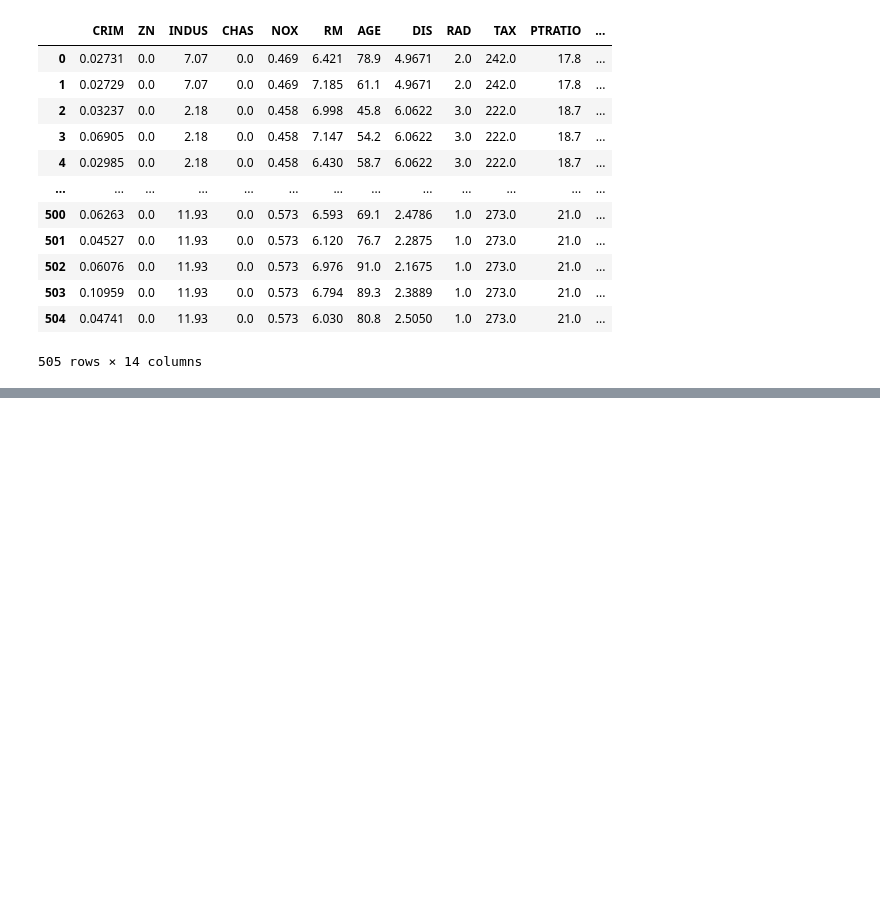
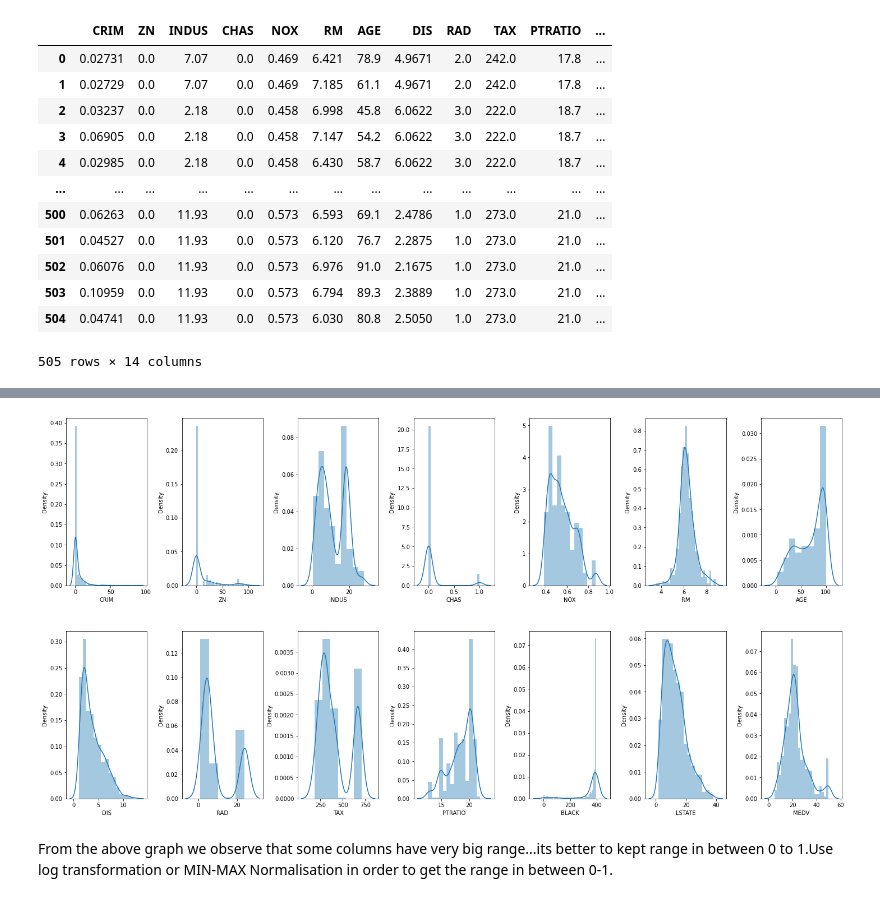
Before and after one commit to farhanraza200001/Boston-house-price-production-Analysis-Regression-, a Jupyter notebook: Assignment_of_linear_reg_on_house_boston_dataset_Linear_Regression.ipynb, the cells around one changed output, grey strips where cells are left out. Cells and saved outputs as stored; diff of their text form; code cells hidden in the pictures; blank space fills up the shorter version.

```diff
--- a/Assignment_of_linear_reg_on_house_boston_dataset_Linear_Regression.ipynb
+++ b/Assignment_of_linear_reg_on_house_boston_dataset_Linear_Regression.ipynb
@@ -91,0 +175,12 @@ new_df
+# %%
+fig,ax = plt.subplots(ncols=7,nrows=2,figsize=(20,10))
+index=0
+ax = ax.flatten()
+for col, value in new_df.items():
+  sns.distplot(value, ax=ax[index])
+  index+=1
+  plt.tight_layout(pad=0.5, w_pad=0.7, h_pad=5.0)
+# %% [output]
+[figure, added]
+# %% [markdown]
+From the above graph we observe that some columns have very big range...its better to kept range in between 0 to 1.Use log transformation or MIN-MAX Normalisation in order to get the range in between 0-1.
```
Also changed, not shown: parts of 32 cells of this notebook.
